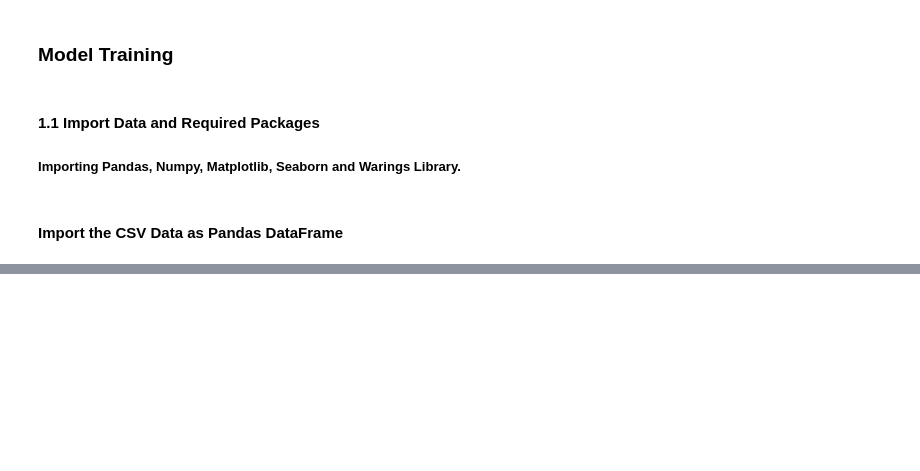
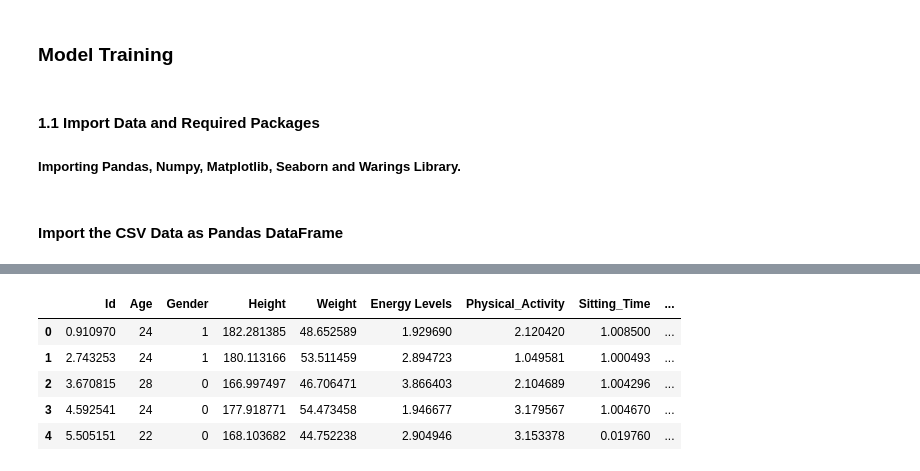
Before and after one commit to IsHaNinfo/FYP_Diabetic_Prediction_Recomandations, a Jupyter notebook: notebook/NoteBooks/PhysicalActivity_Risk_Predictions_&_Recommandations/Model_Traning_Prediction_Recommandation.ipynb, the cells around one changed output, grey strips where cells are left out. Cells and saved outputs as stored; diff of their text form; code cells hidden in the pictures; blank space fills up the shorter version.

```diff
--- a/notebook/NoteBooks/PhysicalActivity_Risk_Predictions_&_Recommandations/Model_Traning_Prediction_Recommandation.ipynb
+++ b/notebook/NoteBooks/PhysicalActivity_Risk_Predictions_&_Recommandations/Model_Traning_Prediction_Recommandation.ipynb
@@ -31,2 +38,11 @@ df.head()
 # %%
-X = df.drop(columns=['NutritionRisk'],axis=1)
+X = df.drop(columns=['PhysicalActivityRisk'],axis=1)
+# %%
+X.head()
+# %% [output]
+|  | Id | Age | Gender | Height | Weight | Energy Levels | Physical_Activity | Sitting_Time | ... |
+| 0 | 0.910970 | 24 | 1 | 182.281385 | 48.652589 | 1.929690 | 2.120420 | 1.008500 | ... |
+| 1 | 2.743253 | 24 | 1 | 180.113166 | 53.511459 | 2.894723 | 1.049581 | 1.000493 | ... |
+| 2 | 3.670815 | 28 | 0 | 166.997497 | 46.706471 | 3.866403 | 2.104689 | 1.004296 | ... |
+| 3 | 4.592541 | 24 | 0 | 177.918771 | 54.473458 | 1.946677 | 3.179567 | 1.004670 | ... |
+| 4 | 5.505151 | 22 | 0 | 168.103682 | 44.752238 | 2.904946 | 3.153378 | 0.019760 | ... |
```
Also changed, not shown: parts of 10 cells of this notebook, 5 other files.
